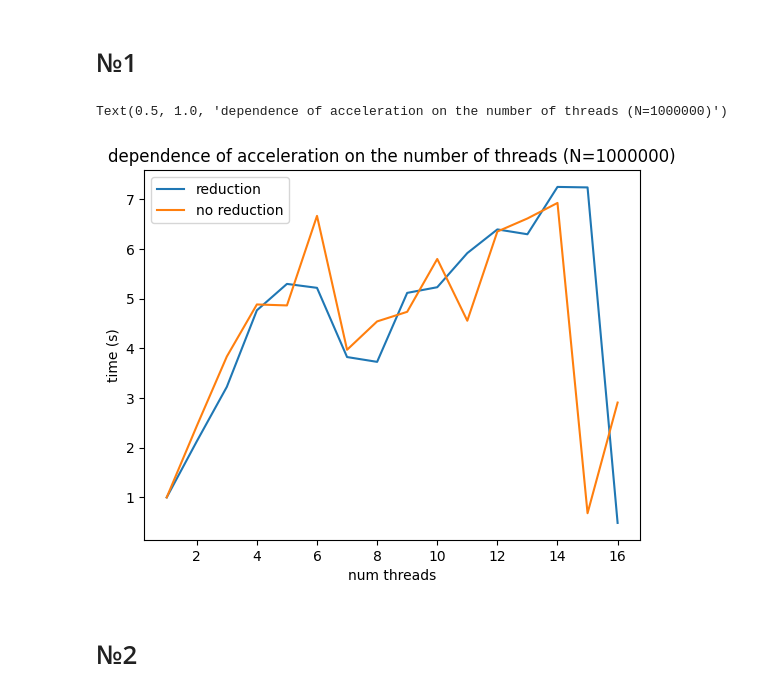
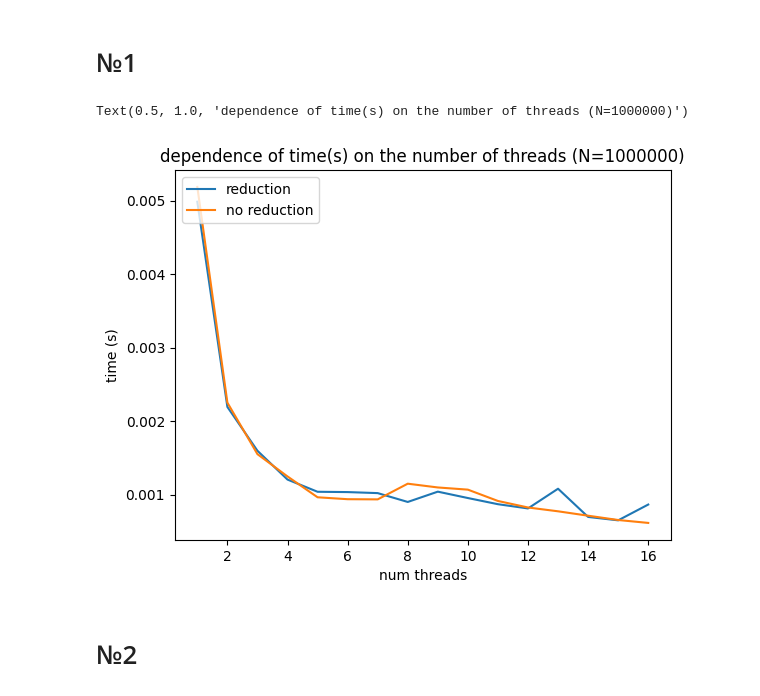
Before and after one commit to Arnoochka/OpenMP, a Jupyter notebook: draw.ipynb, the cells around one changed output. Cells and saved outputs as stored; diff of their text form; code cells hidden in the pictures.

```diff
--- a/draw.ipynb
+++ b/draw.ipynb
@@ -5,17 +5,20 @@ import numpy as np
 import pandas as pd
 # %%
 def get_data(dir: str,
-    num_tests: int = 20,
+    num_tests: int = 19,
          acceleration: bool = True) -> tuple[list, list]:
-    data = [0.0] * 13
-    for i in range(num_tests):
+    data = [0.0] * 16
+    data[0] = 0.30672
+    for i in range(2, num_tests):
         filename = f"results/{dir}/result{i+1}.log"
         with open(filename, "r") as file:
             for idx, line in enumerate(file):
-                data[idx] += float(line.split(" ")[1])
+                data[idx + 1] += float(line.split(" ")[1])
 
     num = [(i + 1) for i in range(len(data))]
-    data = [el / num_tests for el in data]
+    T_1 = data[0]
+    data = [T_1] + [el / num_tests for el in data[1:]]
+    print(data)
 
     if acceleration:
         T_1 = data[0]
@@ -26,19 +29,19 @@ def get_data(dir: str,
 # %% [markdown]
 # №1
 # %%
-num, data_reduction = get_data("1_1")
-_, data_no_reduction = get_data("1_2")
+num, data_reduction = get_data("1_1", acceleration=False)
+_, data_no_reduction = get_data("1_2", acceleration=False)
 
 fig, ax = plt.subplots()
 ax.plot(num, data_reduction, label="reduction")
 ax.plot(num, data_no_reduction, label="no reduction")
 ax.legend(loc='upper left')
 ax.set_xlabel('num threads')
 ax.set_ylabel('time (s)')
-ax.set_title('dependence of acceleration on the number of threads (N=1000000)')
+ax.set_title('dependence of time(s) on the number of threads (N=1000000)')
 # %% [output]
-Text(0.5, 1.0, 'dependence of acceleration on the number of threads (N=1000000)')
+Text(0.5, 1.0, 'dependence of time(s) on the number of threads (N=1000000)')
-[figure, old version]
+[figure, new version]
 # %% [markdown]
 # №2
 # %%
```
Also changed, not shown: parts of 5 cells of this notebook, 5 other files.
